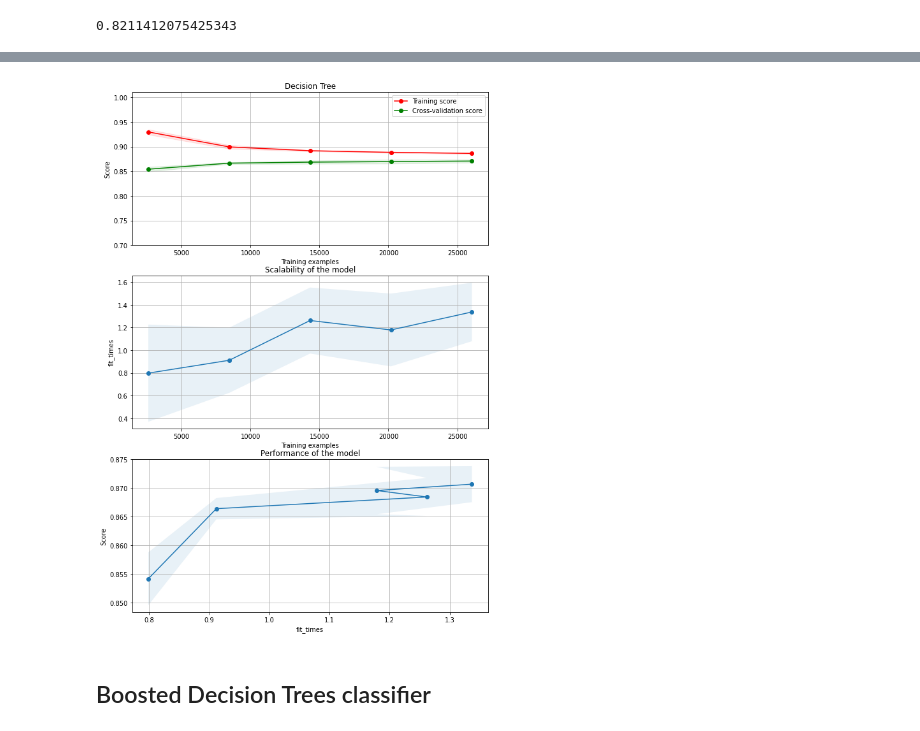
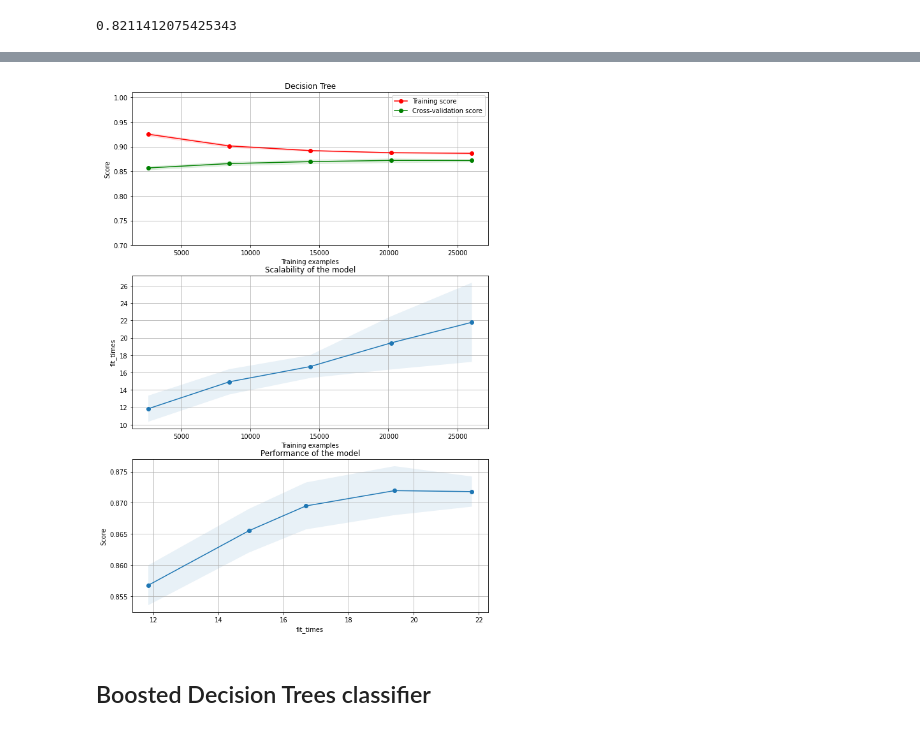
Before and after one commit to jacobromero/cs7641_p01, a Jupyter notebook: project_01_notebook.ipynb, the cells around one changed output, grey strips where cells are left out. Cells and saved outputs as stored; diff of their text form; code cells hidden in the pictures.

```diff
--- a/project_01_notebook.ipynb
+++ b/project_01_notebook.ipynb
@@ -25,3 +25,14 @@ import wandb
+# %%
+def train_and_get_stats(clf, X_train, Y_train, X_test, Y_test):
+    start = time.time()
+    clf.fit(X_train, Y_train)
+    end = time.time()
+    training_time = end - start
+
+    train_acc = clf.score(X_train, Y_train)
+    test_acc = clf.score(X_test, Y_test)
+
+    return {'train_time': training_time, 'train_acc': train_acc, 'test_acc': test_acc}
 # %% [markdown]
 # Data preprocessing
 # %%
@@ -178,7 +203,8 @@ def plot_learning_curve(estimator, title, X, y, axes=None, ylim=None, cv=None,
 ## Decision Tree classifier
 # %%
 dt_classifier = DecisionTreeClassifier(max_depth = 10, criterion='gini', splitter='best', random_state=42)
-dt_classifier.fit(X_train, Y_train)
+train_and_get_stats(dt_classifier, X_train, Y_train, X_test, Y_test)
+# dt_classifier.fit(X_train, Y_train)
 # dt_classifier.score(X_test, Y_test)
 # wandb.sklearn.plot_learning_curve(dt_classifier, X_train, Y_train)
 # %% [output]
@@ -213,7 +241,7 @@ svc.score(X_test, Y_test)
 # %% [markdown]
 ## K Nearest Neighbors classifier
 # %%
-knn_classifier = KNeighborsClassifier(n_neighbors=25)
+knn_classifier = KNeighborsClassifier(n_neighbors=5, weights='uniform')
 knn_classifier.fit(X_train, Y_train['salary-class'])
 knn_classifier.score(X_test, Y_test)
 # wandb.sklearn.plot_learning_curve(knn_classifier, X_train, Y_train['salary-class'])
@@ -285,7 +328,7 @@ cv = ShuffleSplit(n_splits=10, test_size=0.2, random_state=0)
 # estimator = DecisionTreeClassifier(max_depth = 10, criterion='gini', splitter='best', random_state=42)
 estimator = xgb.XGBClassifier(n_estimators=50, max_depth=5, random_state=42)
 plot_learning_curve(estimator, "Decision Tree", X_train, Y_train, axes=axes[:], ylim=(0.7, 1.01),
-                    cv=cv, n_jobs=8)
+                    cv=None, n_jobs=8)
 
 # estimator = MLPClassifier(hidden_layer_sizes=(10), activation='relu', solver='adam', alpha=0.0001, random_state=1)
 # plot_learning_curve(estimator, "Neural Network", X_train, Y_train, axes=axes[:, 1],
@@ -299,4 +342,4 @@ plot_learning_curve(estimator, "Decision Tree", X_train, Y_train, axes=axes[:],
-[figure, old version]
+[figure, new version]
 # %% [markdown]
 ## Boosted Decision Trees classifier
 # %%
```
Also changed, not shown: parts of 17 cells of this notebook, 1 other file.
